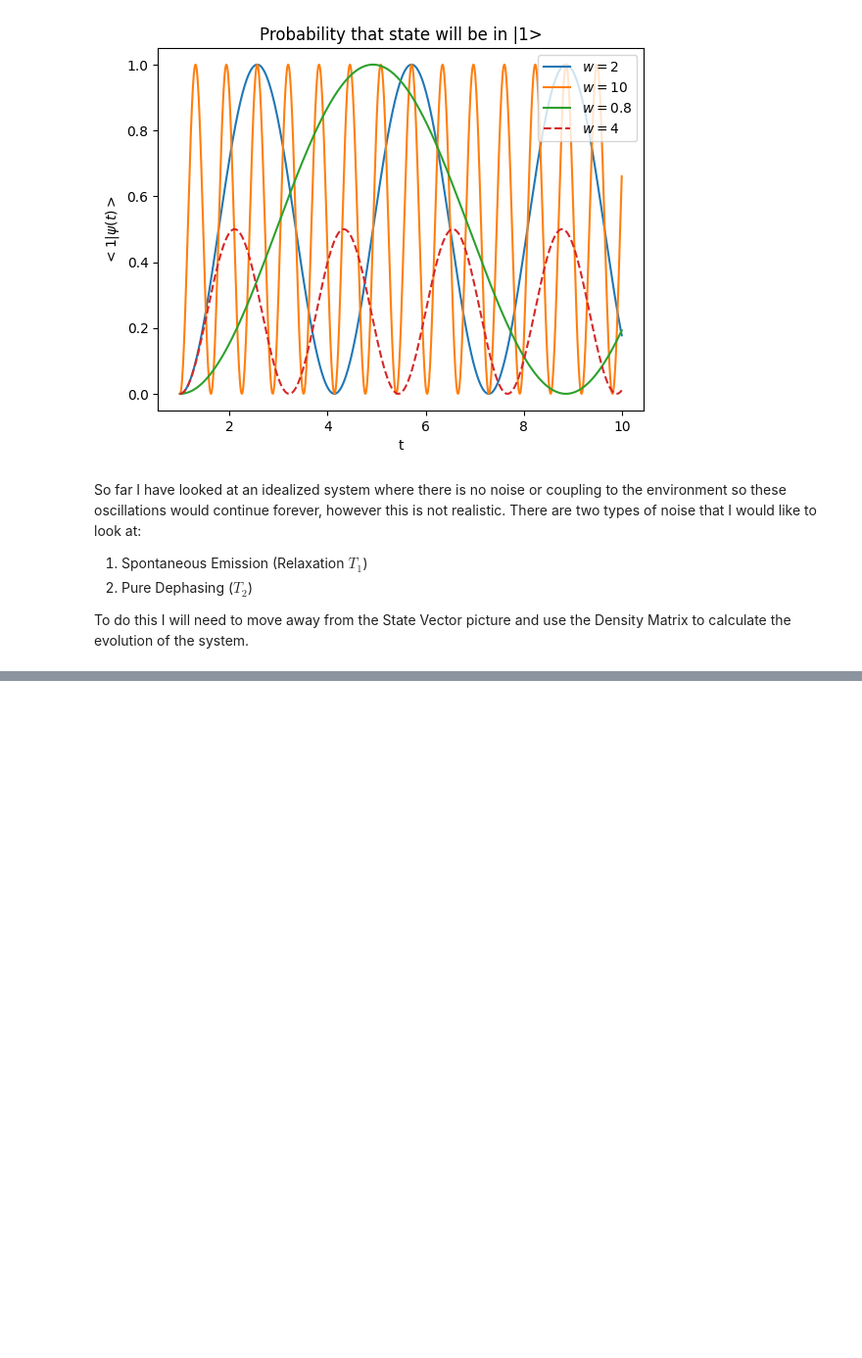
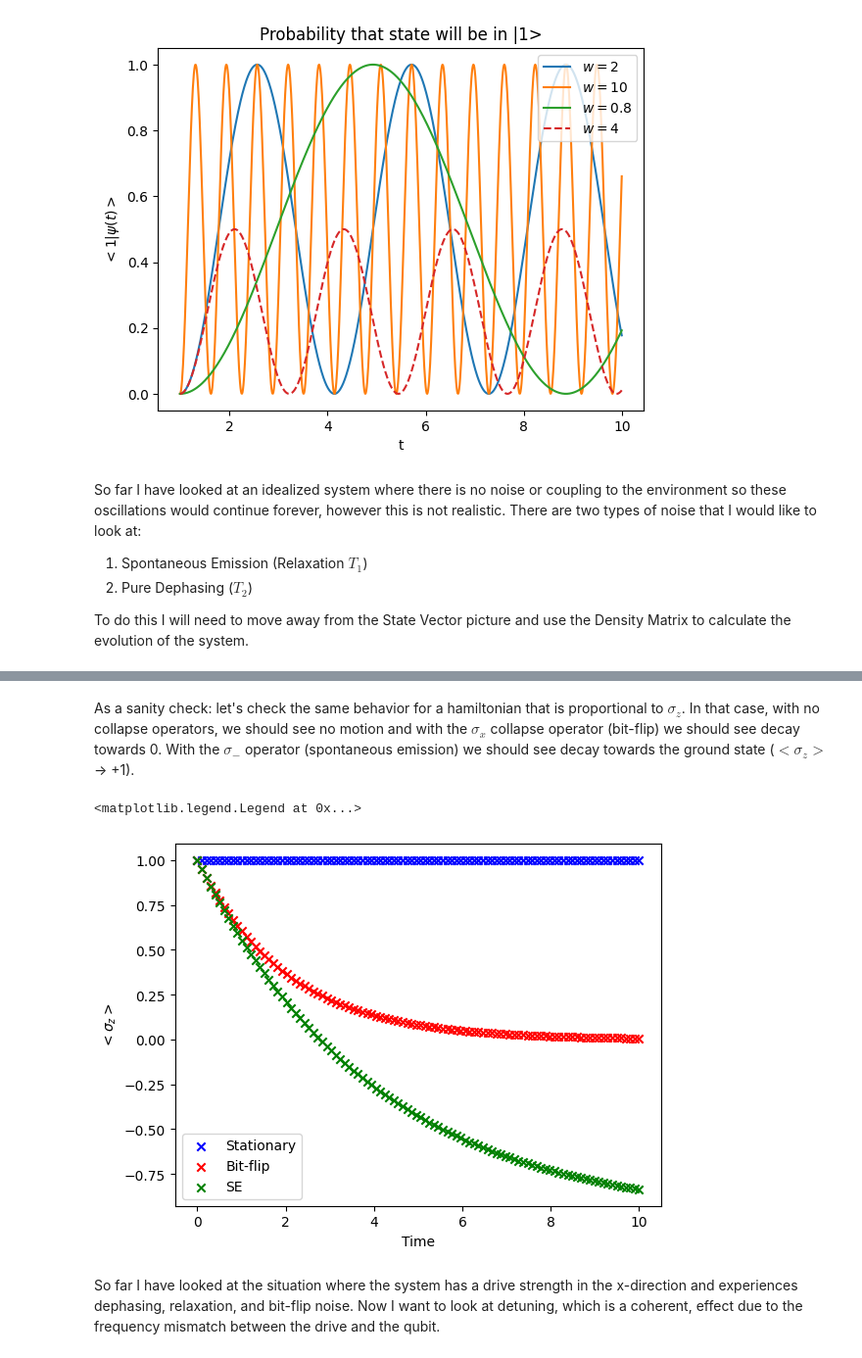
Before and after one commit to lsmercadante/Quantum-Projects, a Jupyter notebook: Decoherence_Project/notebooks/rabi_oscillations.ipynb, the cells around one changed output, grey strips where cells are left out. Shown at 98% size. Cells and saved outputs as stored; diff of their text form; code cells hidden in the pictures; blank space fills up the shorter version.

```diff
--- a/Decoherence_Project/notebooks/rabi_oscillations.ipynb
+++ b/Decoherence_Project/notebooks/rabi_oscillations.ipynb
@@ -94,0 +192,30 @@ from qutip import Bloch, about, basis, mesolve, sigmam, sigmax, sigmay, sigmaz
+# %% [markdown]
+As a sanity check: let's check the same behavior for a hamiltonian that is proportional to $\sigma_z$. In that case, with no collapse operators, we should see no motion and with the $\sigma_x$ collapse operator (bit-flip) we should see decay towards 0. With the $\sigma_-$ operator (spontaneous emission) we should see decay towards the ground state ($<\sigma_z>$ -> +1).
+# %%
+H_stat = delta / 2.0 * sigmaz()
+tlist = np.linspace(0, 10, 100)
+psi0= basis(2,0)                                    # excited state
+
+# list of collapse operators
+c_ops = [np.sqrt(g) * sigmaz()]                  #dephasing
+c_ops_bf = [np.sqrt(g) * sigmax()]               #bit-flip
+c_ops_se = [np.sqrt(g) * sigmam()]               #spontaneous emission
+
+res_stat = mesolve(H_stat, psi0, tlist, [], [sigmaz()])    #expectation value for sigma_z
+res_dp = mesolve(H_stat, psi0, tlist, c_ops, [sigmaz()])    #expectation value for sigma_z
+res_bf = mesolve(H_stat, psi0, tlist, c_ops_bf, [sigmaz()])
+res_se = mesolve(H_stat, psi0, tlist, [np.sqrt(g) * sigmam()] , [sigmaz()])    #expectation value for sigma_z
+# %%
+plt.scatter(tlist, res_stat.expect[0], c="b", marker="x", label="Stationary")
+plt.scatter(tlist, res_bf.expect[0], c="r", marker="x", label="Bit-flip")
+plt.scatter(tlist, res_se.expect[0], c="g", marker="x", label="SE")
+#plt.scatter(tlist, res_dp.expect[0], c="b", marker="x", label="Dephasing")
+
+#plt.plot(tlist, sz_analytic, label="Analytic")
+plt.xlabel("Time"), plt.ylabel("$<\sigma_z>$")
+plt.legend()
+# %% [output]
+<matplotlib.legend.Legend at 0x...>
+[figure, added]
+# %% [markdown]
+So far I have looked at the situation where the system has a drive strength in the x-direction and experiences dephasing, relaxation, and bit-flip noise. Now I want to look at detuning, which is a coherent, effect due to the frequency mismatch between the drive and the qubit.
```
Also changed, not shown: parts of 28 cells of this notebook.
